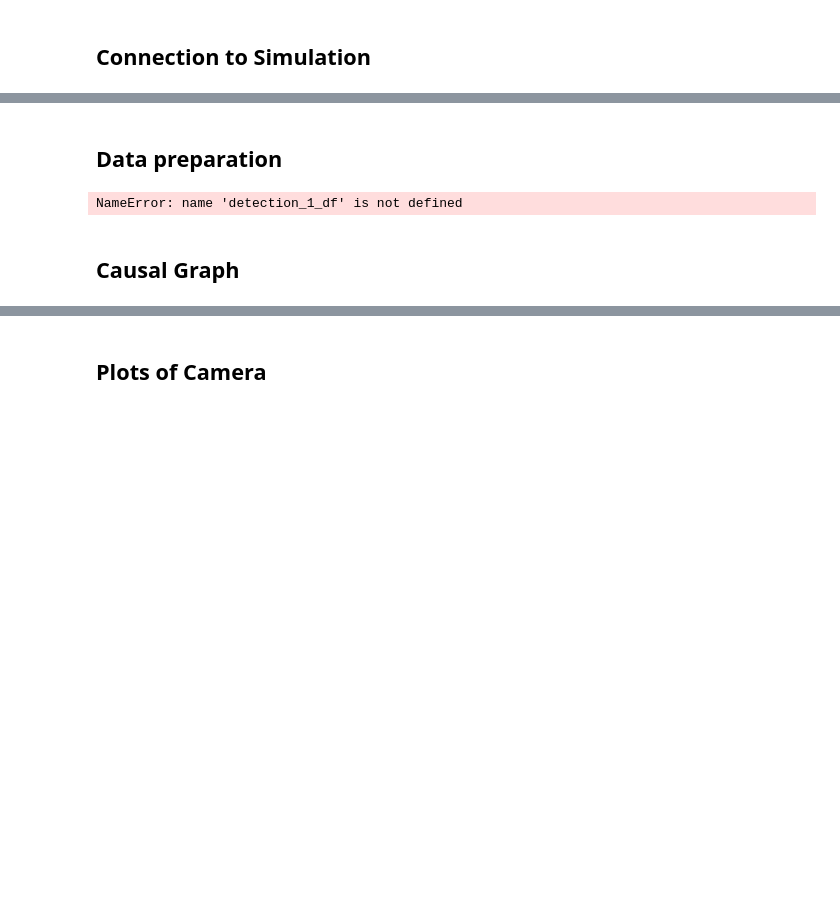
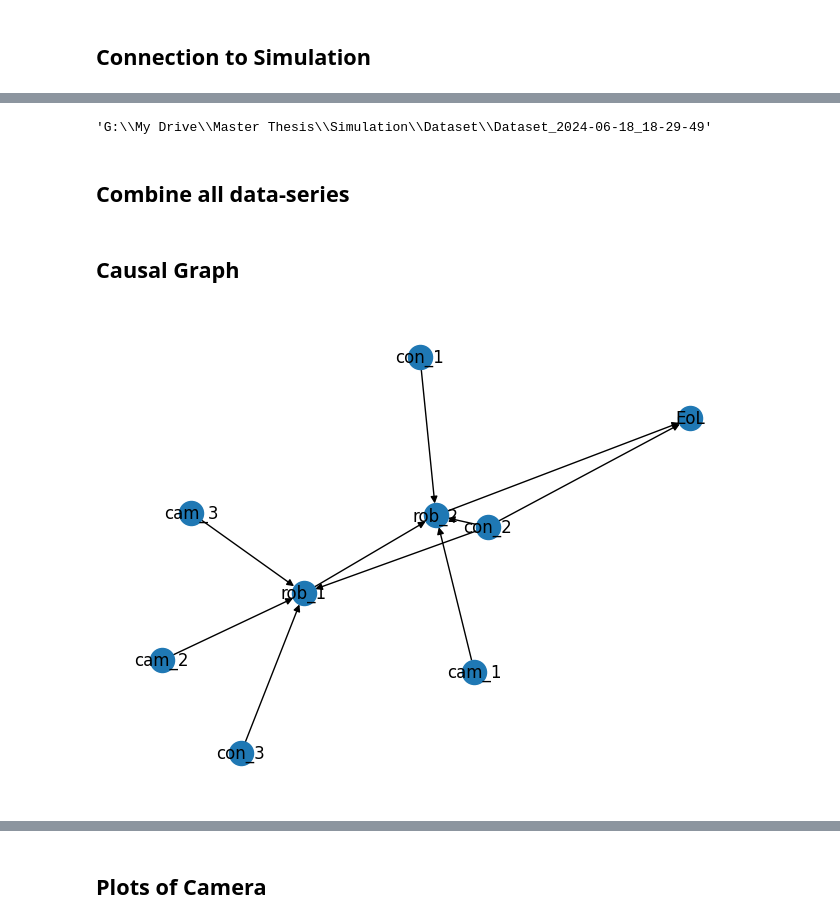
Before and after one commit to brjo0501/Master-Thesis_Code, a Jupyter notebook: Pick_and_Place_v2.ipynb, the cells around one changed output, grey strips where cells are left out. Saved outputs shown, nothing was run; the diff lists cells and outputs as text; code cells hidden in the pictures; blank space fills up the shorter version.

Commit message:
addition of causal graph and starting root cause analysis using PyRCA

```diff
--- a/Pick_and_Place_v2.ipynb
+++ b/Pick_and_Place_v2.ipynb
@@ -168,39 +245,9 @@ next run
-# %% [markdown]
-## Data preparation
-# %%
-camera_1_df.replace(np.nan,0,inplace=True)
-camera_2_df.replace(np.nan,0,inplace=True)
-camera_3_df.replace(np.nan,0,inplace=True)
-camera_EoL_df.replace(np.nan,0,inplace=True)
-
-conveyor_1_df.replace(np.nan,0,inplace=True)
-conveyor_2_df.replace(np.nan,0,inplace=True)
-conveyor_3_df.replace(np.nan,0,inplace=True)
-
-rob_1_df.replace(np.nan,0,inplace=True)
-rob_2_df.replace(np.nan,0,inplace=True)
-
-detection_1_df.replace(np.nan,0,inplace=True)
-detection_2_df.replace(np.nan,0,inplace=True)
-detection_3_df.replace(np.nan,0,inplace=True)
-
-camera_1_df.replace({True: 1, False: 0})
-camera_2_df.replace({True: 1, False: 0})
-camera_3_df.replace({True: 1, False: 0})
-camera_EoL_df.replace({True: 1, False: 0})
-
-conveyor_1_df.replace({True: 1, False: 0})
-conveyor_2_df.replace({True: 1, False: 0})
-conveyor_3_df.replace({True: 1, False: 0})
-
-rob_1_df.replace({True: 1, False: 0})
-rob_2_df.replace({True: 1, False: 0})
-
-detection_1_df.replace({True: 1, False: 0})
-detection_2_df.replace({True: 1, False: 0})
-detection_3_df.replace({True: 1, False: 0})
-# %% [output]
-NameError: name 'detection_1_df' is not defined
+# %%
+data[1]
+# %% [output]
+'G:\\My Drive\\Master Thesis\\Simulation\\Dataset\\Dataset_2024-06-18_18-29-49'
+# %% [markdown]
+## Combine all data-series
 # %% [markdown]
 ## Causal Graph
 # %%
@@ -214,32 +261,34 @@ G.add_node('cam_3')
 
 
 G.add_node('con_1')
 G.add_node('con_2')
 G.add_node('con_3')
 
 G.add_node('rob_1')
 G.add_node('rob_2')
-
 
 G.add_node('EoL')
 
 # Conveyor affect camera
 
 # Robot
 G.add_edge('rob_2', 'EoL')
 G.add_edge('rob_1', 'rob_2')
 
 # Detection or Robot
 G.add_edge('cam_2', 'rob_1')
 G.add_edge('cam_3', 'rob_1')
 #G.add_edge('cam_4', 'rob_2')
 G.add_edge('cam_1', 'rob_2')
 
 G.add_edge('con_1', 'rob_2')
 G.add_edge('con_2', 'rob_2')
 G.add_edge('con_3', 'rob_1')
-G.add_edge('con_2_1', 'rob_1')
+G.add_edge('con_2', 'EoL')
+G.add_edge('con_2', 'rob_1')
 
 # Draw the graph
 nx.draw(G, with_labels=True)
 plt.show()
+# %% [output]
+[figure, added]
```
Also changed, not shown: parts of 23 cells of this notebook, 6 other files.
